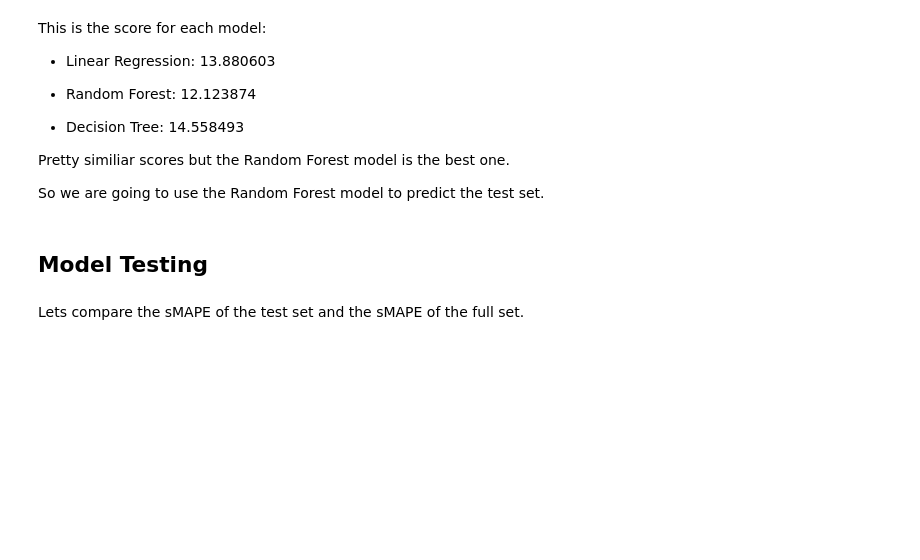
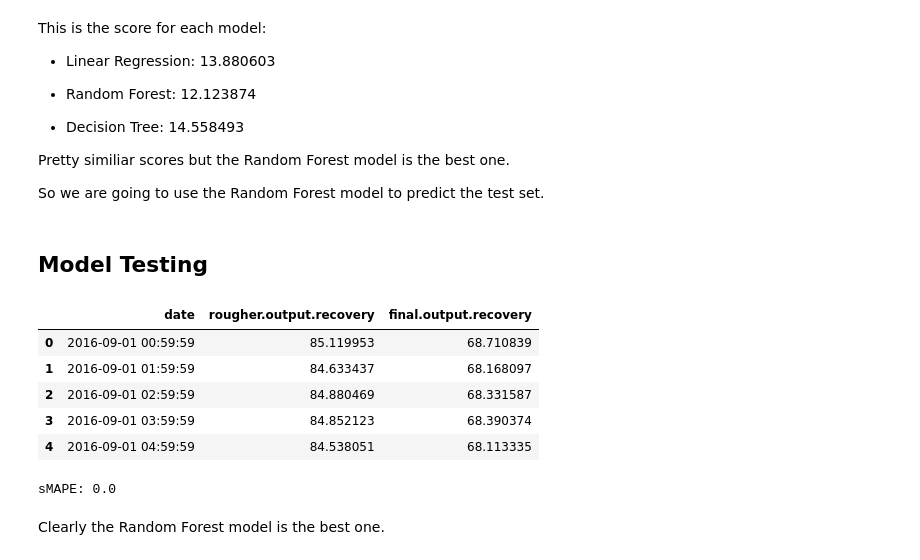
Before and after one commit to robertoolson/Copia-de-Gold_Recovery, a Jupyter notebook: gold_recovery.ipynb, the cells around one changed output. Cells and saved outputs as stored; diff of their text form; code cells hidden in the pictures; blank space fills up the shorter version.

```diff
--- a/gold_recovery.ipynb
+++ b/gold_recovery.ipynb
@@ -734,20 +743,20 @@ print('Random Forest Model | sMAPE = {:.6f}'.format(rf_final_score_optimized))
 # %% [markdown]
 Here we are going to use gridsearch to find the best parameters for our model.
 # %%
-dt_model = DecisionTreeRegressor(random_state = 12345)
+# dt_model = DecisionTreeRegressor(random_state = 12345)
 
-param_grid = {
-    'max_depth': [10, 20],
-    'min_samples_split': [2, 5],
-    'min_samples_leaf': [1, 2, 4],
-    'max_features': ['sqrt', 'log2']
-}
+# param_grid = {
+#    'max_depth': [10, 20],
+#    'min_samples_split': [2, 5],
+#    'min_samples_leaf': [1, 2, 4],
+#    'max_features': ['sqrt', 'log2']
+# }
 
-grid_search = GridSearchCV(estimator=dt_model, param_grid=param_grid, cv=5, scoring='neg_mean_squared_error', n_jobs=-1, error_score=np.nan)
+# grid_search = GridSearchCV(estimator=dt_model, param_grid=param_grid, cv=5, scoring='neg_mean_squared_error', n_jobs=-1, error_score=np.nan)
 
-grid_search.fit(X_train, y_train)
+# grid_search.fit(X_train, y_train)
 
-print("Best parameters found: ", grid_search.best_params_)
+# print("Best parameters found: ", grid_search.best_params_)
 # %% [markdown]
 Best parameters found: {'max_depth': 10, 'max_features': 'sqrt, 'min_samples_leaf': 4, 'min_samples_split': 2}
 # %%
@@ -793,2 +802,0 @@ y_pred_test
-# %% [markdown]
-Lets compare the sMAPE of the test set and the sMAPE of the full set.
@@ -806,0 +803,34 @@ else:
+# %%
+y_pred_test['date'] = df_test_1['date']
+y_pred_test = y_pred_test[['date', 'rougher.output.recovery', 'final.output.recovery']]
+
+
+y_pred_test.head()
+# %% [output]
+|  | date | rougher.output.recovery | final.output.recovery |
+| 0 | 2016-09-01 00:59:59 | 85.119953 | 68.710839 |
+| 1 | 2016-09-01 01:59:59 | 84.633437 | 68.168097 |
+| 2 | 2016-09-01 02:59:59 | 84.880469 | 68.331587 |
+| 3 | 2016-09-01 03:59:59 | 84.852123 | 68.390374 |
+| 4 | 2016-09-01 04:59:59 | 84.538051 | 68.113335 |
+# %%
+
+y_pred_test = y_pred_test.rename(columns={'rougher.output.recovery': 'rougher.output.recovery_pred', 'final.output.recovery': 'final.output.recovery_pred'})
+
+
+df_full = df_full.merge(y_pred_test, on='date', how='left')
+
+
+df_full.head()
+
+df_full_valid = df_full.dropna(subset=['rougher.output.recovery', 'final.output.recovery'])
+
+y_true = df_full_valid[['rougher.output.recovery', 'final.output.recovery']]
+y_pred = df_full_valid[['rougher.output.recovery_y', 'final.output.recovery_y']]
+
+smape_score = smape_ponderado(y_true, y_pred)
+print('sMAPE:', smape_score)
+# %% [output]
+sMAPE: 0.0
+# %% [markdown]
+Clearly the Random Forest model is the best one.
```
Also changed, not shown: parts of 7 cells of this notebook.
